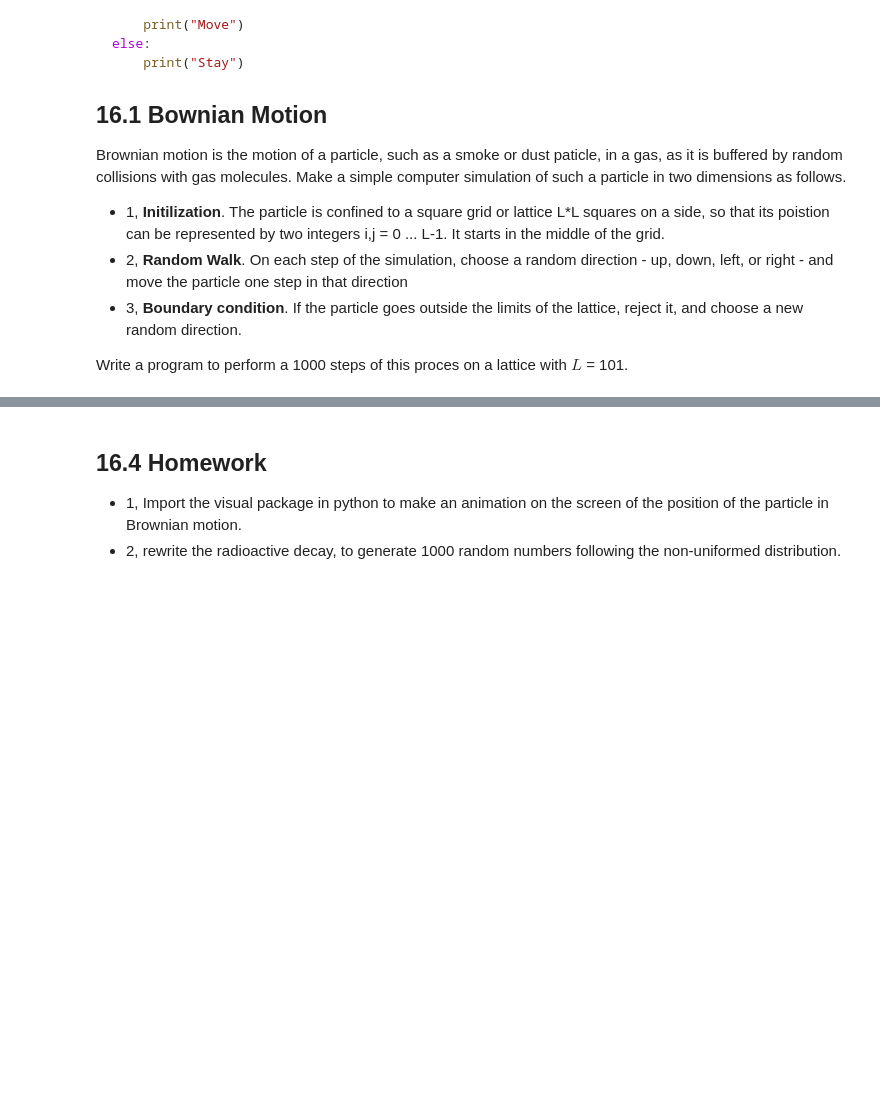
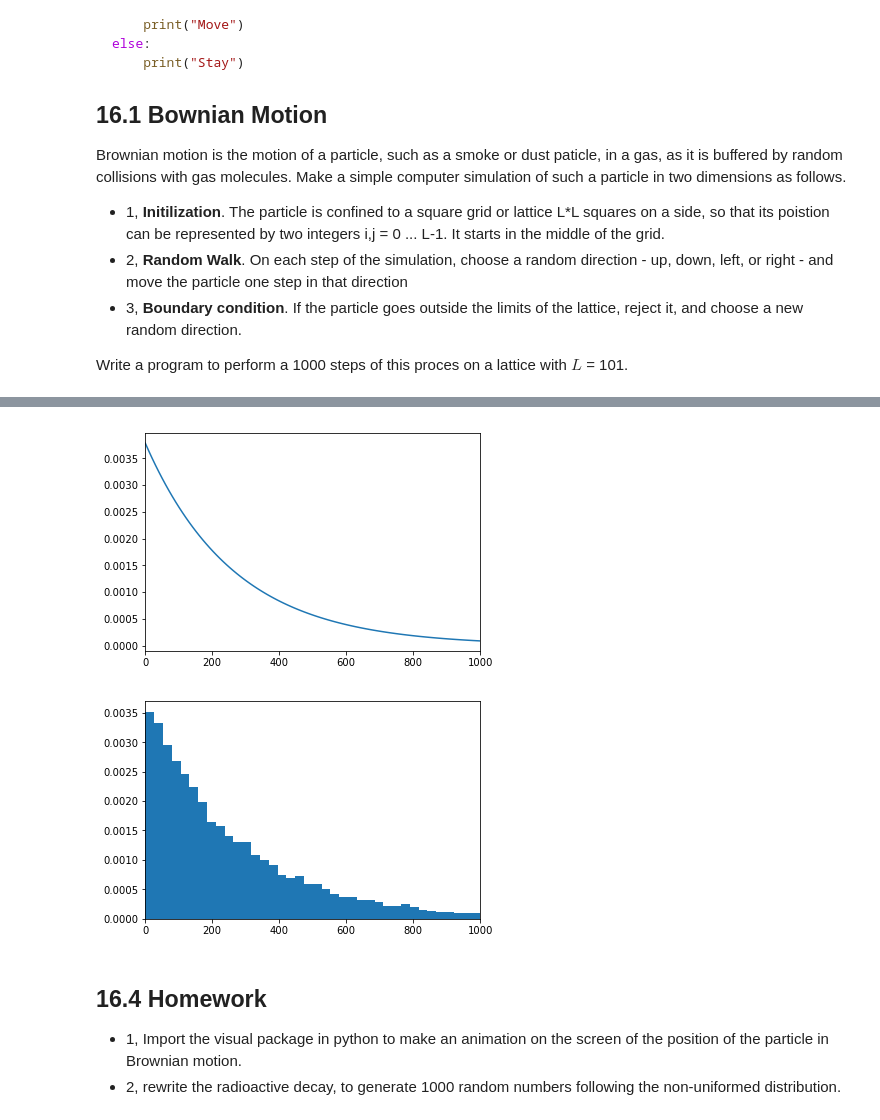
Before and after one commit to MaterSim/ComputationalPhysics300, a Jupyter notebook: Lec_16.ipynb, the cells around one changed output, grey strips where cells are left out. Cells and saved outputs as stored; diff of their text form; code cells hidden in the pictures; blank space fills up the shorter version.

```diff
--- a/Lec_16.ipynb
+++ b/Lec_16.ipynb
@@ -124,6 +160,31 @@ Therefore,
 $$x = \frac{1}{\mu}\text{ln}(1-z)$$
 
 So all we need is to generate uniform random numbers z in the interval from zero to one and feed them into this equation to get exponentially distributed x values.
+# %%
+# To generate the exponential distribution from uniform distribution
+import numpy as np
+import matplotlib.pyplot as plt
+
+tau = 3.053*60
+t = np.linspace(0,1000,100)
+y = 2**(-t/tau)*np.log(2)/tau
+plt.plot(t,y)
+plt.xlim(0,1000)
+plt.show()
+
+N = 10000
+mu = np.log(2)/tau
+x = []
+for i in range(N):
+    z0 = np.random.random()
+    x.append(-np.log(1-z0)/mu)
+
+plt.hist(x,100, normed=1)
+plt.xlim(0,1000)
+plt.show()
+# %% [output]
+[figure, added]
+[figure, added]
 # %% [markdown]
 ## 16.4 Homework
 - 1, Import the visual package in python to make an animation on the screen of the position of the particle in Brownian motion.
```
Also changed, not shown: parts of 4 cells of this notebook.
